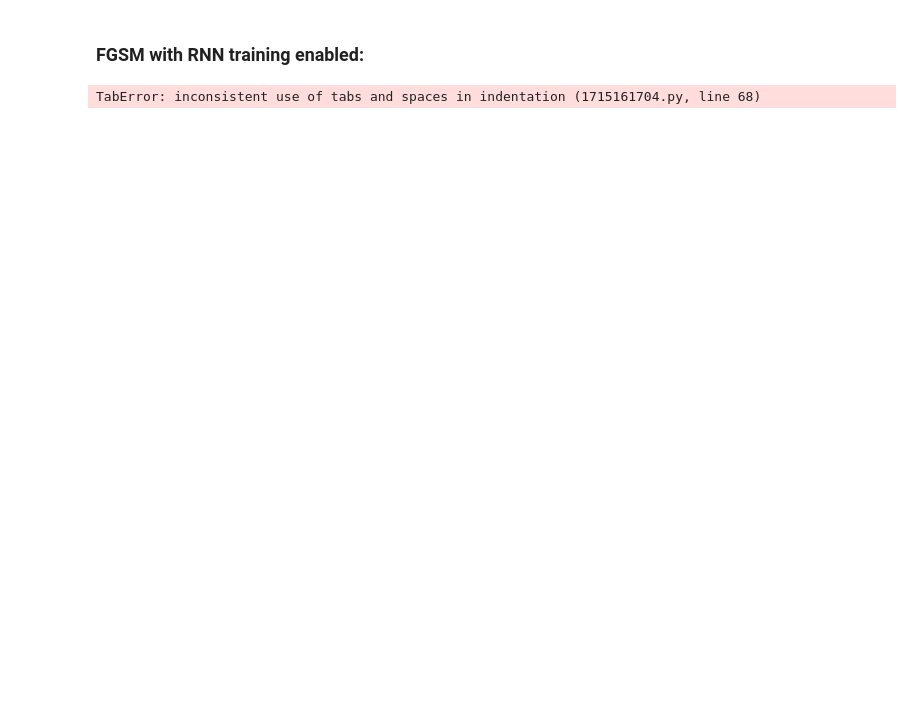
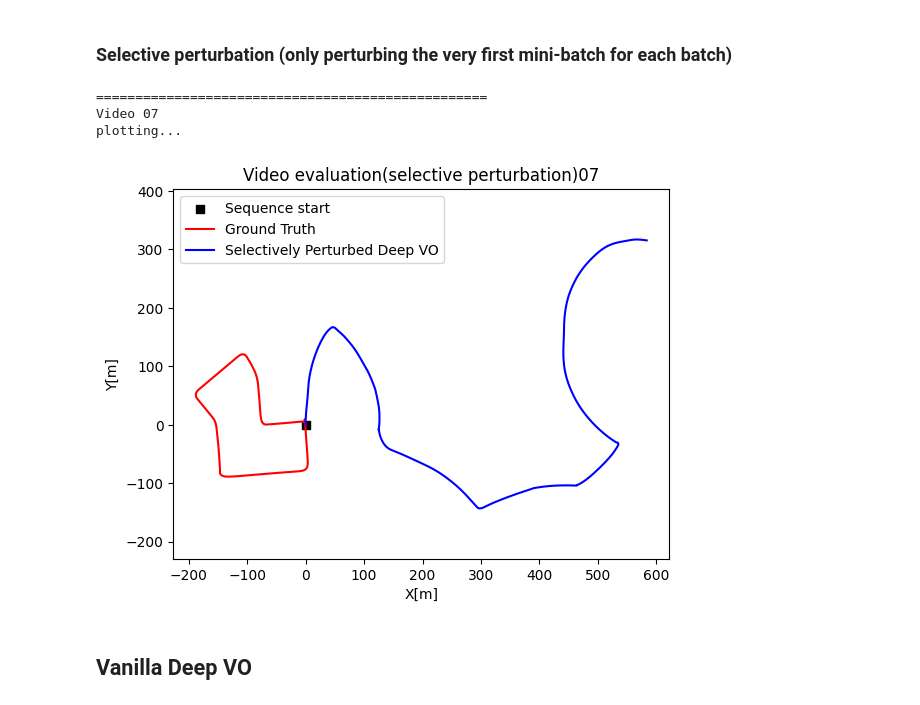
Before and after one commit to RandyChen233/DeepVO_forked, a Jupyter notebook: visualize.ipynb, the cells around one changed output. Drawn from its saved outputs; the diff is of its cells as text; code cells hidden in the pictures; blank space fills up the shorter version.

Commit message:
some updates to adversarial attack imck implementaiton

```diff
--- a/visualize.ipynb
+++ b/visualize.ipynb
@@ -86,5 +88,5 @@ plotting...
-# %% [markdown]
-### FGSM with RNN training enabled:
+# %% [markdown]
+### Selective perturbation (only perturbing the very first mini-batch for each batch)
 # %%
 def plot_route(gt, out, c_gt='g', c_out='r'):
     x_idx = 3
@@ -127,34 +129,39 @@ for video in video_list:
         out = np.array(out)
         mse_rotate = 100 * np.mean((out[:, :3] - gt[:, :3])**2)
         mse_translate = np.mean((out[:, 3:] - gt[:, 3:6])**2)
 
 
     if gradient_color:
         # plot gradient color
         step = 200
         plt.clf()
         plt.scatter([gt[0][3]], [gt[0][5]], label='sequence start', marker='s', color='k')
         for st in range(0, len(out), step):
             end = st + step
             g = max(0.2, st/len(out))
             c_gt = (0, g, 0)
             c_out = (1, g, 0)
             plot_route(gt[st:end], out[st:end], c_gt, c_out)
             if st == 0:
                 plt.legend()
             plt.title('Video {}'.format(video))
 
         plt.savefig(save_name)
     else:
         # plot one color
         print('plotting...')
         plt.figure()
         plt.scatter([gt[0][3]], [gt[0][5]], label='sequence start', marker='s', color='k')
         plot_route(gt, out, 'r', 'b')
-        plt.legend()
-        plt.title('Video {}'.format(video))
+        plt.legend(['Sequence start','Ground Truth','Selectively Perturbed Deep VO'],loc='best')
+        plt.title('Video evaluation(selective perturbation){}'.format(video))
         plt.xlabel('X[m]')
         plt.ylabel('Y[m]')
-        plt.savefig(save_name)
+        plt.savefig('result/selective_adversarial_attack_07.png')
 # %% [output]
-TabError: inconsistent use of tabs and spaces in indentation (1715161704.py, line 68)
+==================================================
+Video 07
+plotting...
+[figure, added]
+# %% [markdown]
+## Vanilla Deep VO
```
Also changed, not shown: parts of 3 cells of this notebook, 15 other files.
